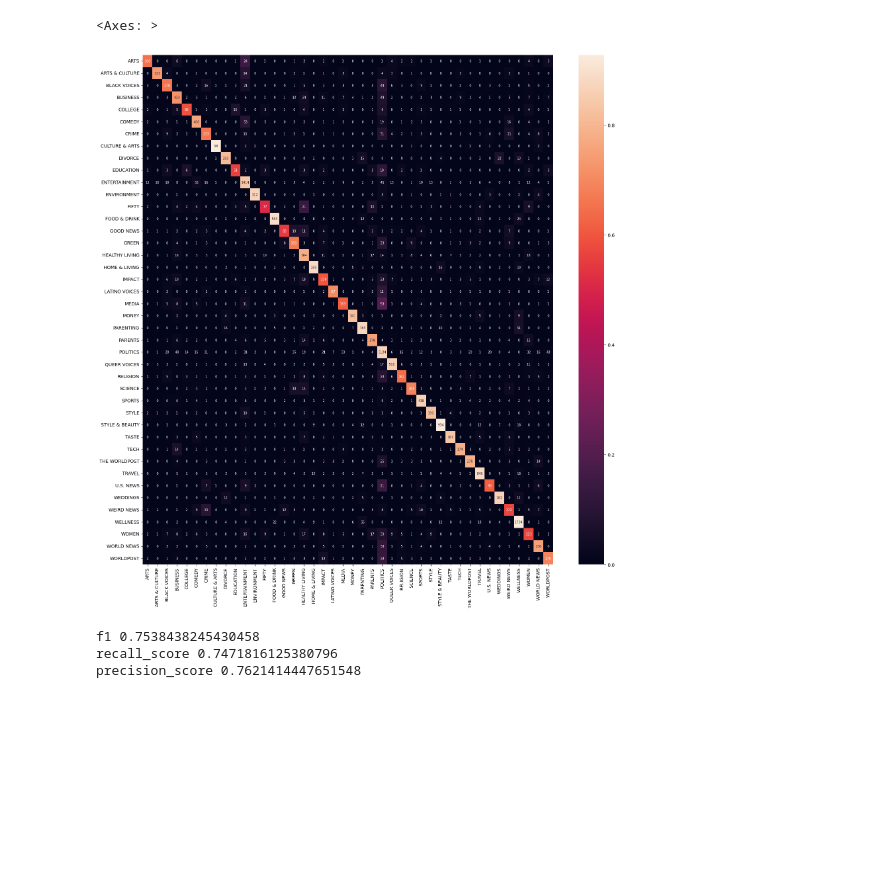
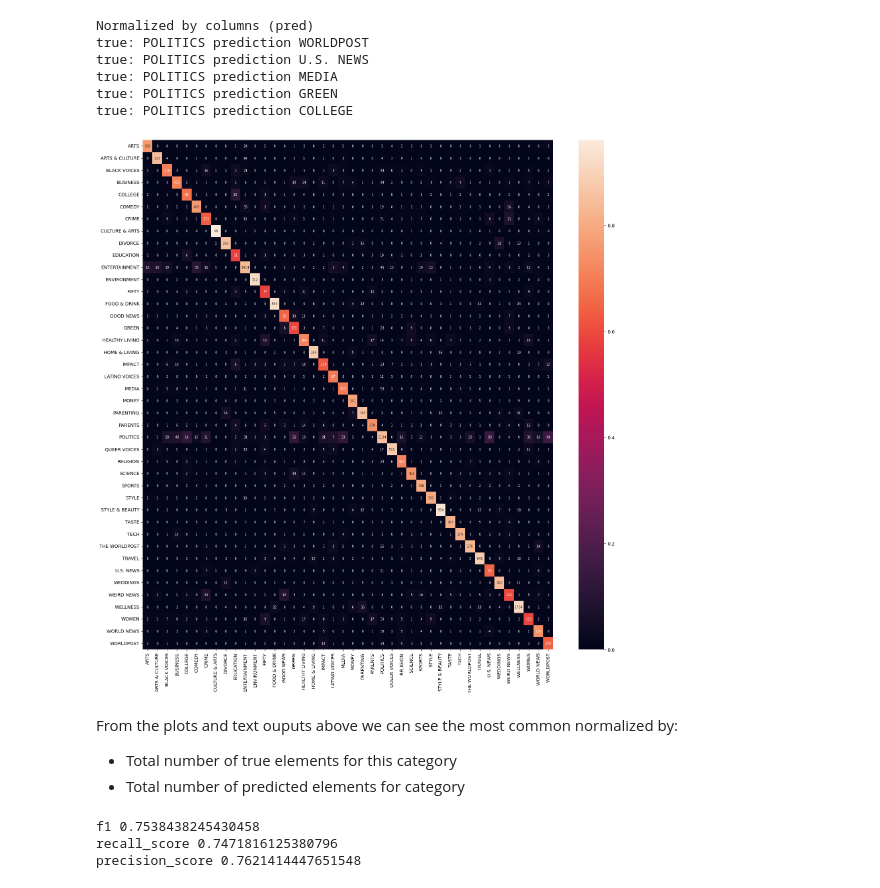
Before and after one commit to valera2444/news-category-prediction, a Jupyter notebook: notebooks/error_analysis.ipynb, the cells around one changed output. Drawn from its saved outputs; the diff is of its cells as text; code cells hidden in the pictures; blank space fills up the shorter version.

```diff
--- a/notebooks/error_analysis.ipynb
+++ b/notebooks/error_analysis.ipynb
@@ -52,3 +74,6 @@ print(categorical_preds)
+# %%
+categorical_preds = pd.read_csv('predictions.csv')
+categorical_preds = list(categorical_preds['0'])
 # %%
 import numpy as np
 labels = []
@@ -69,3 +90,22 @@ NameError: name 'cm_original' is not defined
 # %%
 
 cm_norm = confusion_matrix(labels, categorical_preds, normalize='true')
+# %%
+top_k = 5
+fig, ax = plt.subplots(figsize=(20,20))
+cm_norm_true = confusion_matrix(labels, categorical_preds, normalize='true')
+sns.heatmap(cm_norm_true,
+            ax=ax,
+            annot=cm_original,
+            fmt='d',
+            annot_kws={"size": 7},
+            xticklabels=np.unique(np.array(labels)),
+            yticklabels=np.unique(np.array(labels)))
+
+np.fill_diagonal(cm_norm_true,0)
+
+idxs_flat = np.unravel_index( [ cm_norm_true.flatten().argsort()[::-1][:top_k] ], cm_norm_true.shape)
+matrix_idxs = list(zip(idxs_flat[0][0], idxs_flat[1][0]))
+print('Normalized by rows (true)')
+for el in matrix_idxs:
+    print('true', index_to_category[el[0]], 'prediction', index_to_category[el[1]] )
@@ -72,15 +120,34 @@ cm_norm = confusion_matrix(labels, categorical_preds, normalize='true')
 # %%
 fig, ax = plt.subplots(figsize=(20,20))
-sns.heatmap(cm_norm,
+cm_norm_pred = confusion_matrix(labels, categorical_preds, normalize='pred')
+sns.heatmap(cm_norm_pred,
             ax=ax,
             annot=cm_original,
             fmt='d',
             annot_kws={"size": 7},
             xticklabels=np.unique(np.array(labels)),
             yticklabels=np.unique(np.array(labels)))
+
+np.fill_diagonal(cm_norm_pred,0)
+
+
+idxs_flat = np.unravel_index( [ cm_norm_pred.flatten().argsort()[::-1][:top_k] ], cm_norm_pred.shape)
+matrix_idxs = list(zip(idxs_flat[0][0], idxs_flat[1][0]))
+print('Normalized by columns (pred)')
+for el in matrix_idxs:
+    print('true:', index_to_category[el[0]],'prediction', index_to_category[el[1]] )
 # %% [output]
-<Axes: >
+Normalized by columns (pred)
+true: POLITICS prediction WORLDPOST
+true: POLITICS prediction U.S. NEWS
+true: POLITICS prediction MEDIA
+true: POLITICS prediction GREEN
+true: POLITICS prediction COLLEGE
-[figure, old version]
+[figure, new version]
+# %% [markdown]
+From the plots and text ouputs above we can see the most common normalized by:
+- Total number of true elements for this category
+- Total number of predicted elements for category
 # %%
 from sklearn.metrics import f1_score, recall_score, precision_score, roc_auc_score
 # %%
```
Also changed, not shown: parts of 8 cells of this notebook.
